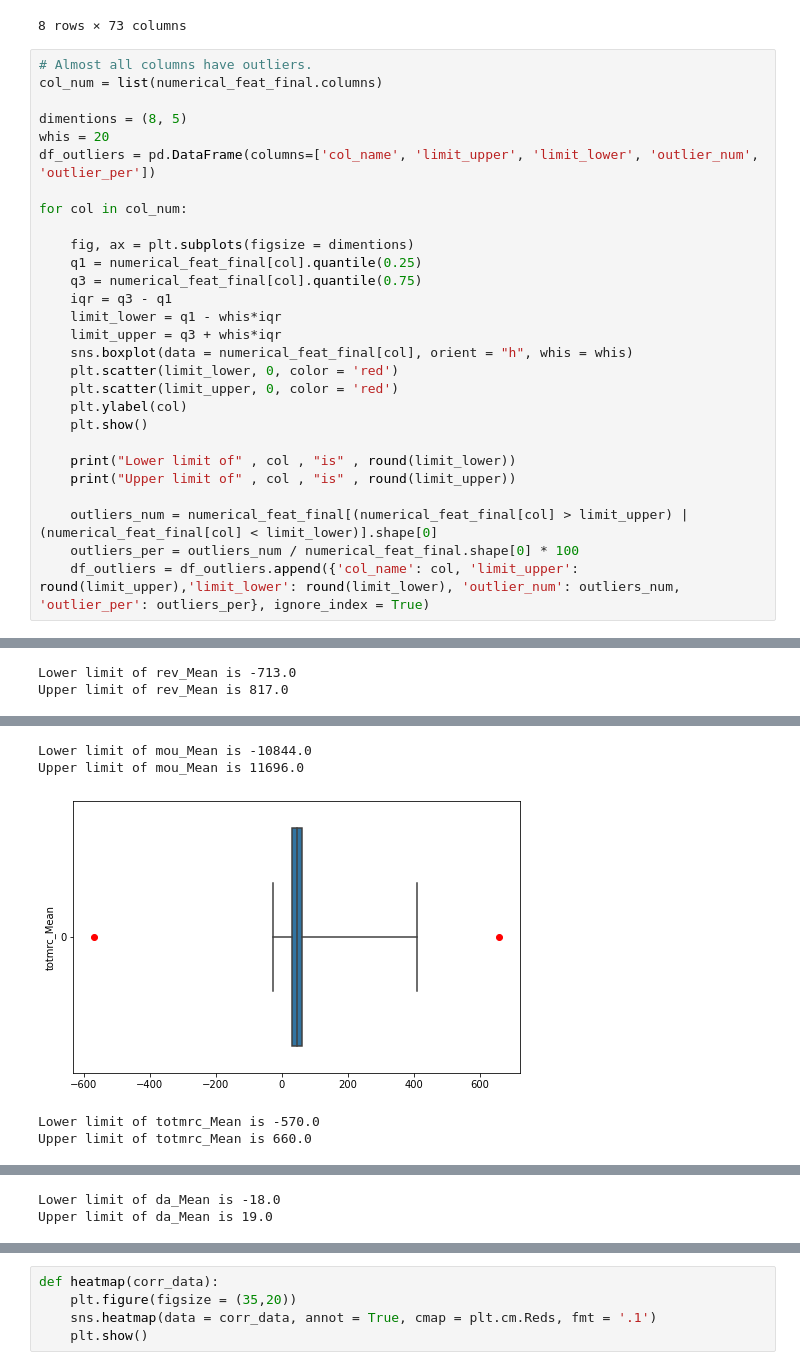
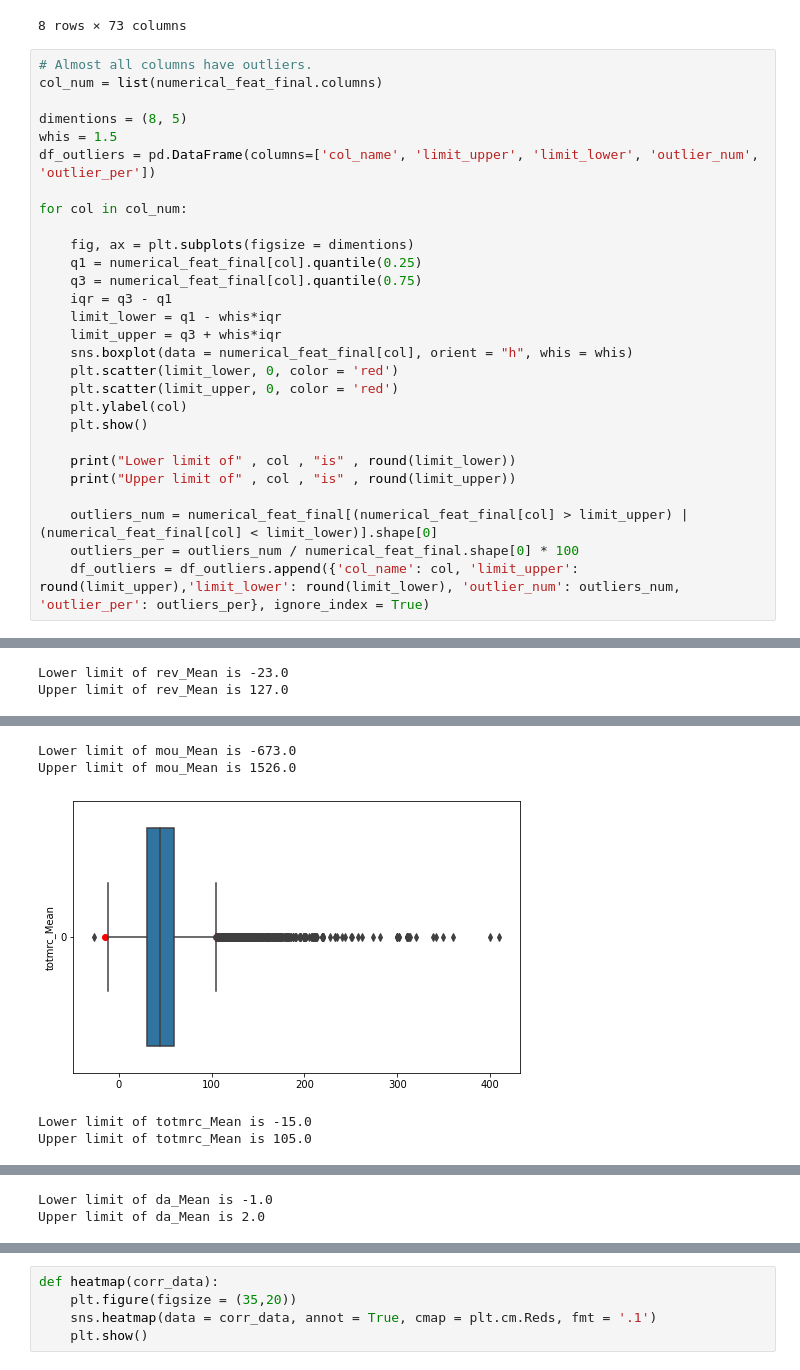
Before and after one commit to CatPalha/SDG-technical-test, a Jupyter notebook: first_look.ipynb, the cells around one changed output, grey strips where cells are left out. Drawn from its saved outputs; the diff is of its cells as text.

```diff
--- a/first_look.ipynb
+++ b/first_look.ipynb
@@ -214,7 +256,7 @@ numerical_feat_final.describe()
 col_num = list(numerical_feat_final.columns)
 
 dimentions = (8, 5)
-whis = 20
+whis = 1.5
 df_outliers = pd.DataFrame(columns=['col_name', 'limit_upper', 'limit_lower', 'outlier_num', 'outlier_per'])
 
 for col in col_num:
@@ -242,2 +284,2 @@ for col in col_num:
-Lower limit of rev_Mean is -713.0
-Upper limit of rev_Mean is 817.0
+Lower limit of rev_Mean is -23.0
+Upper limit of rev_Mean is 127.0
@@ -245,5 +287,5 @@ Upper limit of rev_Mean is 817.0
-Lower limit of mou_Mean is -10844.0
-Upper limit of mou_Mean is 11696.0
+Lower limit of mou_Mean is -673.0
+Upper limit of mou_Mean is 1526.0
-[figure, old version]
+[figure, new version]
-Lower limit of totmrc_Mean is -570.0
-Upper limit of totmrc_Mean is 660.0
+Lower limit of totmrc_Mean is -15.0
+Upper limit of totmrc_Mean is 105.0
@@ -251,2 +293,2 @@ Upper limit of totmrc_Mean is 660.0
-Lower limit of da_Mean is -18.0
-Upper limit of da_Mean is 19.0
+Lower limit of da_Mean is -1.0
+Upper limit of da_Mean is 2.0
```
Also changed, not shown: parts of 95 cells of this notebook.
